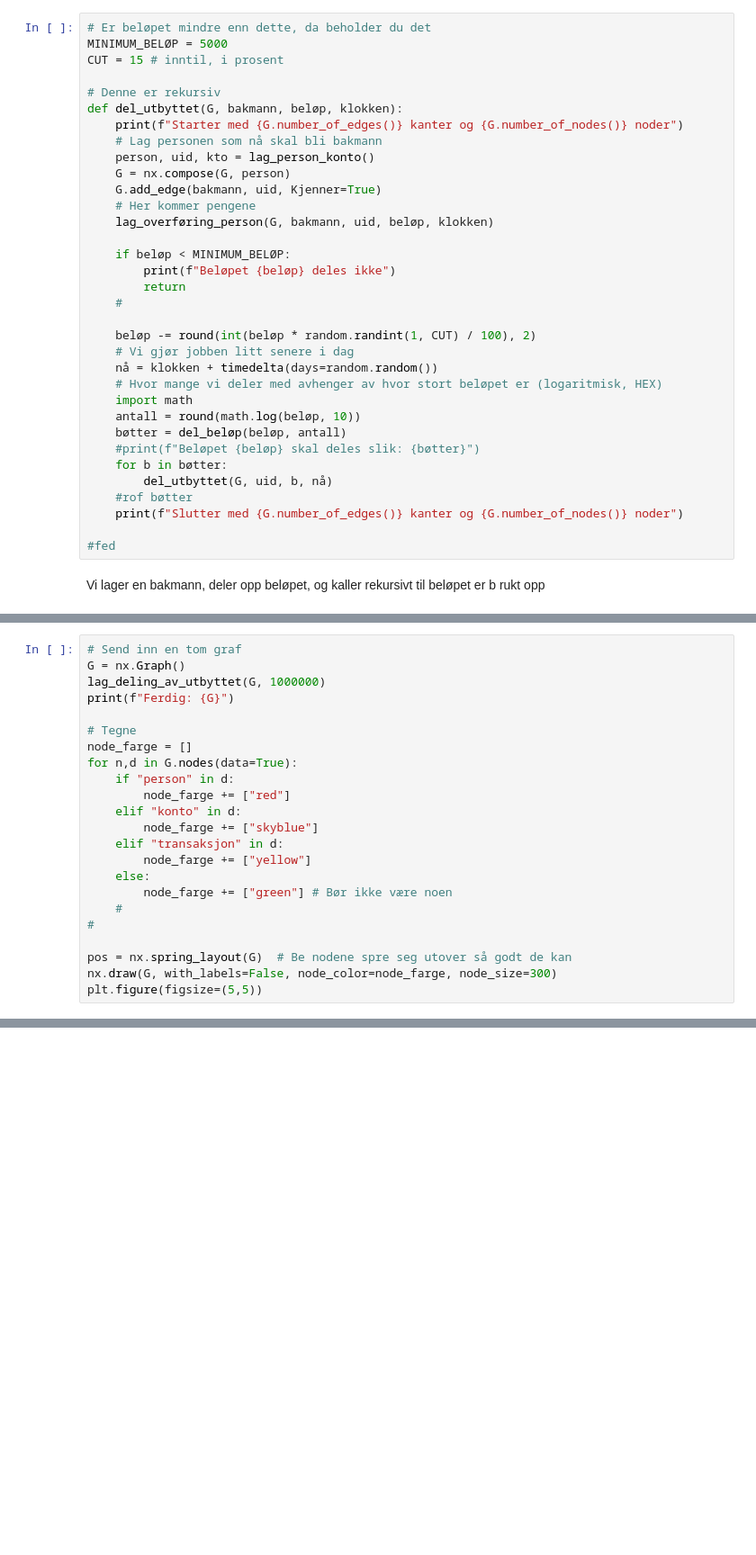
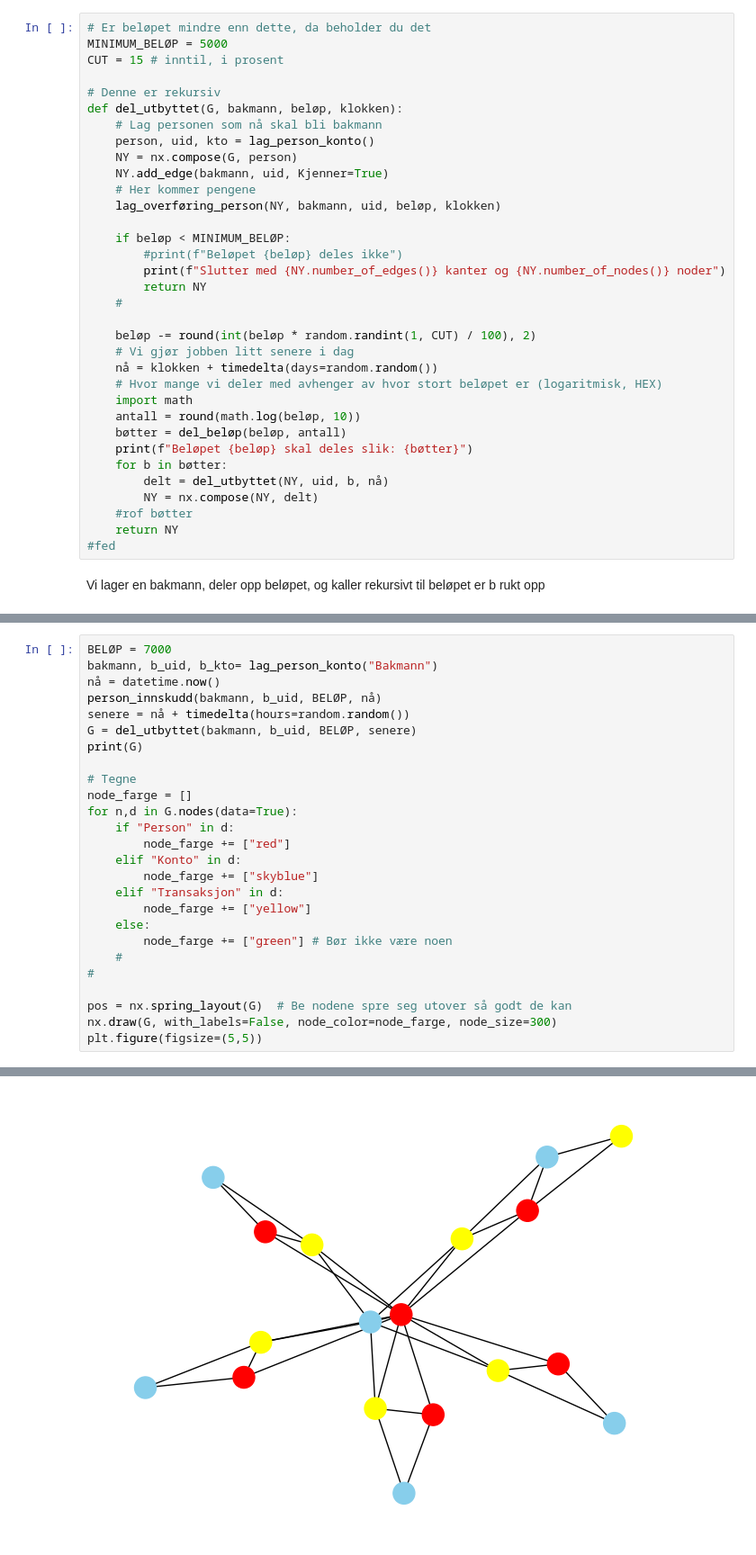
Before and after one commit to Tage-Politi/grafdag-2026, a Jupyter notebook: økonomisk.ipynb, the cells around one changed output, grey strips where cells are left out. Shown at 90% size. Drawn from its saved outputs; the diff is of its cells as text; blank space fills up the shorter version.

```diff
--- a/økonomisk.ipynb
+++ b/økonomisk.ipynb
@@ -474,17 +474,17 @@ CUT = 15 # inntil, i prosent
 
 # Denne er rekursiv
 def del_utbyttet(G, bakmann, beløp, klokken):
-    print(f"Starter med {G.number_of_edges()} kanter og {G.number_of_nodes()} noder")
     # Lag personen som nå skal bli bakmann
     person, uid, kto = lag_person_konto()
-    G = nx.compose(G, person)
-    G.add_edge(bakmann, uid, Kjenner=True)
+    NY = nx.compose(G, person)
+    NY.add_edge(bakmann, uid, Kjenner=True)
     # Her kommer pengene
-    lag_overføring_person(G, bakmann, uid, beløp, klokken)
+    lag_overføring_person(NY, bakmann, uid, beløp, klokken)
 
     if beløp < MINIMUM_BELØP:
-        print(f"Beløpet {beløp} deles ikke")
-        return
+        #print(f"Beløpet {beløp} deles ikke")
+        print(f"Slutter med {NY.number_of_edges()} kanter og {NY.number_of_nodes()} noder")
+        return NY
     #
 
     beløp -= round(int(beløp * random.randint(1, CUT) / 100), 2)
@@ -494,12 +494,12 @@ def del_utbyttet(G, bakmann, beløp, klokken):
     import math
     antall = round(math.log(beløp, 10))
     bøtter = del_beløp(beløp, antall)
-    #print(f"Beløpet {beløp} skal deles slik: {bøtter}")
+    print(f"Beløpet {beløp} skal deles slik: {bøtter}")
     for b in bøtter:
-        del_utbyttet(G, uid, b, nå)
+        delt = del_utbyttet(NY, uid, b, nå)
+        NY = nx.compose(NY, delt)
     #rof bøtter
-    print(f"Slutter med {G.number_of_edges()} kanter og {G.number_of_nodes()} noder")
-
+    return NY
 #fed
 # %% [markdown]
 Vi lager en bakmann, deler opp beløpet, og kaller rekursivt til beløpet er b rukt opp
@@ -516,17 +506,20 @@ def lag_deling_av_utbyttet(G, beløp):
 # %%
-# Send inn en tom graf
-G = nx.Graph()
-lag_deling_av_utbyttet(G, 1000000)
-print(f"Ferdig: {G}")
+BELØP = 7000
+bakmann, b_uid, b_kto= lag_person_konto("Bakmann")
+nå = datetime.now()
+person_innskudd(bakmann, b_uid, BELØP, nå)
+senere = nå + timedelta(hours=random.random())
+G = del_utbyttet(bakmann, b_uid, BELØP, senere)
+print(G)
 
 # Tegne
 node_farge = []
 for n,d in G.nodes(data=True):
-    if "person" in d:
+    if "Person" in d:
         node_farge += ["red"]
-    elif "konto" in d:
+    elif "Konto" in d:
         node_farge += ["skyblue"]
-    elif "transaksjon" in d:
+    elif "Transaksjon" in d:
         node_farge += ["yellow"]
     else:
         node_farge += ["green"] # Bør ikke være noen
@@ -557,4 +539,4 @@ Ferdig: Graph with 0 nodes and 0 edges
 <Figure size 500x500 with 0 Axes>
-[figure, old version]
+[figure, new version]
 <Figure size 500x500 with 0 Axes>
 # %%
```
Also changed, not shown: parts of 9 cells of this notebook.
